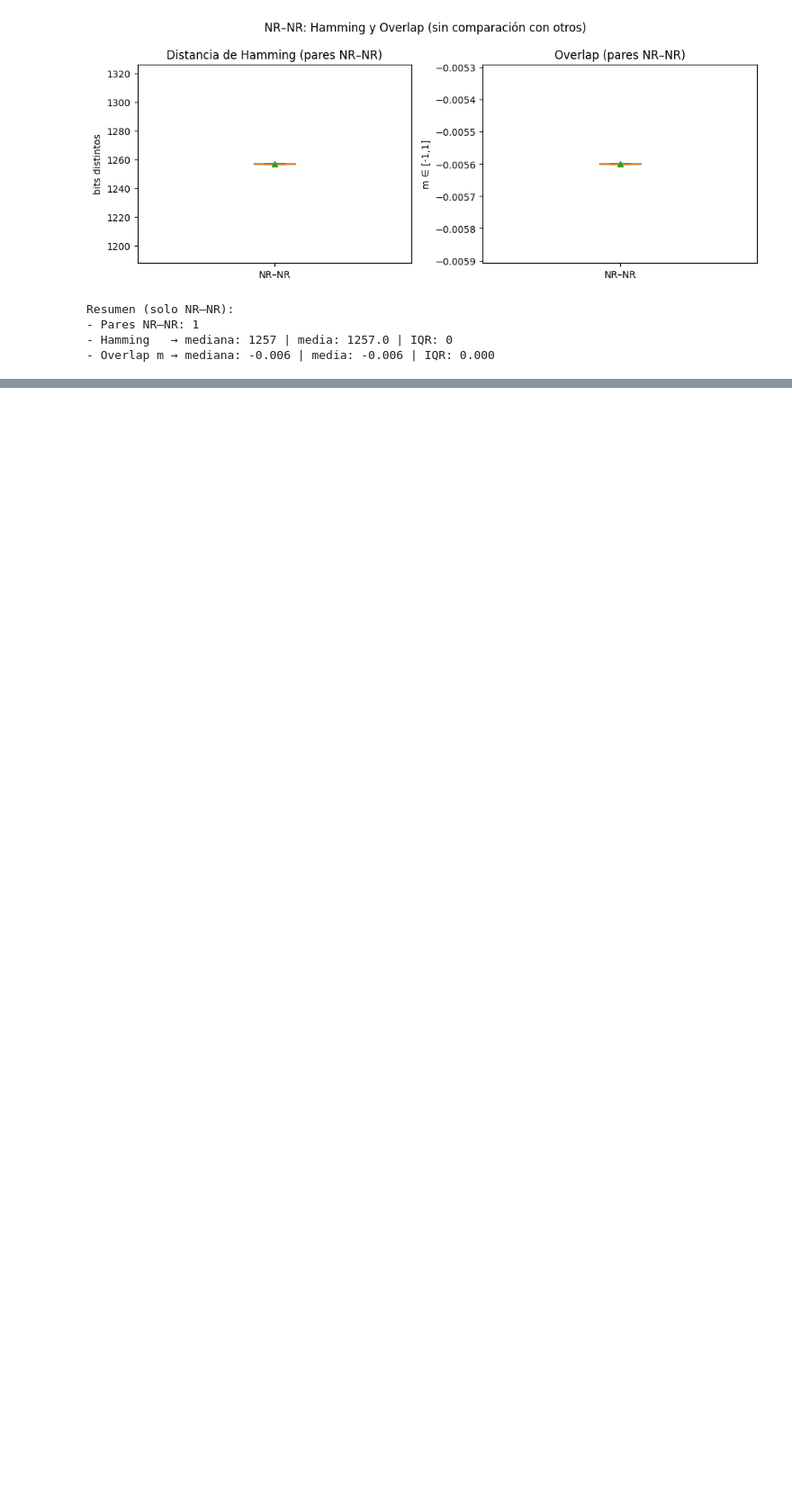
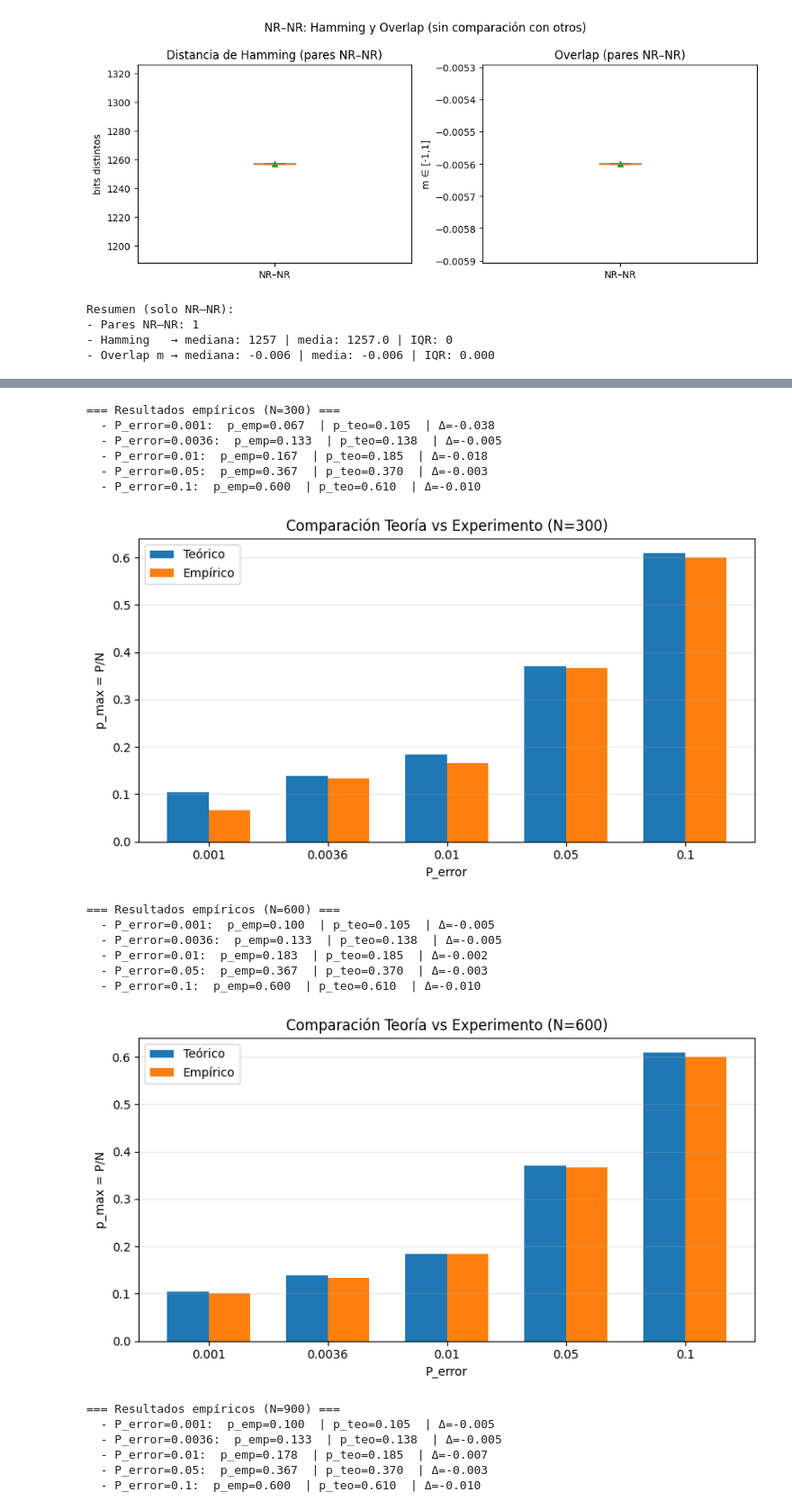
Before and after one commit to lminervino18/trabajos-practicos-aprendizaje-profundo, a Jupyter notebook: TP1/tp1.ipynb, the cells around one changed output, grey strips where cells are left out. Shown at 90% size. Cells and saved outputs as stored; diff of their text form; code cells hidden in the pictures; blank space fills up the shorter version.

```diff
--- a/TP1/tp1.ipynb
+++ b/TP1/tp1.ipynb
@@ -1290,0 +1092,80 @@ Resumen validación: FALLA (revisar normalización, pasos/convergencia o trials)
+# %%
+# --- Tabla teórica Hopfield (1982, 1 paso sincrónico) ---
+THEORETICAL = {
+    0.001: 0.105,
+    0.0036: 0.138,
+    0.01: 0.185,
+    0.05: 0.37,
+    0.1: 0.61,
+}
+
+# --- Probar para distintos tamaños de red ---
+P_range = {
+    300:  list(range(10, 500, 10)),
+    600:  list(range(10, 800, 10)),
+    900:  list(range(10, 1000, 10)),
+    1600: list(range(20, 2000, 20)),
+    2500: list(range(20, 1000, 20))
+}
+
+Ns = list(P_range.keys())  # usar las mismas claves
+
+def plot_teo_vs_emp(N, resultados, theoretical):
+    """
+    Grafica barras lado a lado: p_teo vs p_emp para cada P_error.
+    Un gráfico por N.
+    """
+    # Ordenar por P_error tal como vienen en resultados
+    labels = [f"{t:.4g}" for (t, _, _) in resultados]
+    p_teo = [theoretical[t] for (t, _, _) in resultados]
+    p_emp = [pe if pe is not None else np.nan for (_, pe, _) in resultados]
+
+    x = np.arange(len(labels))
+    width = 0.35
+
+    plt.figure(figsize=(8, 4.5))
+    plt.bar(x - width/2, p_teo, width, label="Teórico")
+    plt.bar(x + width/2, p_emp, width, label="Empírico")
+    plt.xticks(x, labels)
+    plt.ylabel("p_max = P/N")
+    plt.xlabel("P_error")
+    plt.title(f"Comparación Teoría vs Experimento (N={N})")
+    plt.legend()
+    plt.grid(axis="y", alpha=0.3)
+    plt.tight_layout()
+    plt.show()
+
+for N in Ns:
+    resultados = experimento_simple(N, P_range[N], trials=3, targets=tuple(THEORETICAL.keys()))
+    # Resumen textual (opcional)
+    print(f"\n=== Resultados empíricos (N={N}) ===")
+    for tgt, p_emp, err in resultados:
+        p_teo = THEORETICAL[tgt]
+        if p_emp is None:
+            print(f"  - P_error={tgt:.4g}:  p_emp=--   | p_teo={p_teo:.3f}")
+        else:
+            delta = p_emp - p_teo
+            print(f"  - P_error={tgt:.4g}:  p_emp={p_emp:.3f}  | p_teo={p_teo:.3f}  | Δ={delta:+.3f}")
+    # Gráfico comparativo correcto
+    plot_teo_vs_emp(N, resultados, THEORETICAL)
+# %% [output]
+=== Resultados empíricos (N=300) ===
+  - P_error=0.001:  p_emp=0.067  | p_teo=0.105  | Δ=-0.038
+  - P_error=0.0036:  p_emp=0.133  | p_teo=0.138  | Δ=-0.005
+  - P_error=0.01:  p_emp=0.167  | p_teo=0.185  | Δ=-0.018
+  - P_error=0.05:  p_emp=0.367  | p_teo=0.370  | Δ=-0.003
+  - P_error=0.1:  p_emp=0.600  | p_teo=0.610  | Δ=-0.010
+[figure, added]
+=== Resultados empíricos (N=600) ===
+  - P_error=0.001:  p_emp=0.100  | p_teo=0.105  | Δ=-0.005
+  - P_error=0.0036:  p_emp=0.133  | p_teo=0.138  | Δ=-0.005
+  - P_error=0.01:  p_emp=0.183  | p_teo=0.185  | Δ=-0.002
+  - P_error=0.05:  p_emp=0.367  | p_teo=0.370  | Δ=-0.003
+  - P_error=0.1:  p_emp=0.600  | p_teo=0.610  | Δ=-0.010
+[figure, added]
+=== Resultados empíricos (N=900) ===
+  - P_error=0.001:  p_emp=0.100  | p_teo=0.105  | Δ=-0.005
+  - P_error=0.0036:  p_emp=0.133  | p_teo=0.138  | Δ=-0.005
+  - P_error=0.01:  p_emp=0.178  | p_teo=0.185  | Δ=-0.007
+  - P_error=0.05:  p_emp=0.367  | p_teo=0.370  | Δ=-0.003
+  - P_error=0.1:  p_emp=0.600  | p_teo=0.610  | Δ=-0.010
```
Also changed, not shown: parts of 23 cells of this notebook, 3 other files.
